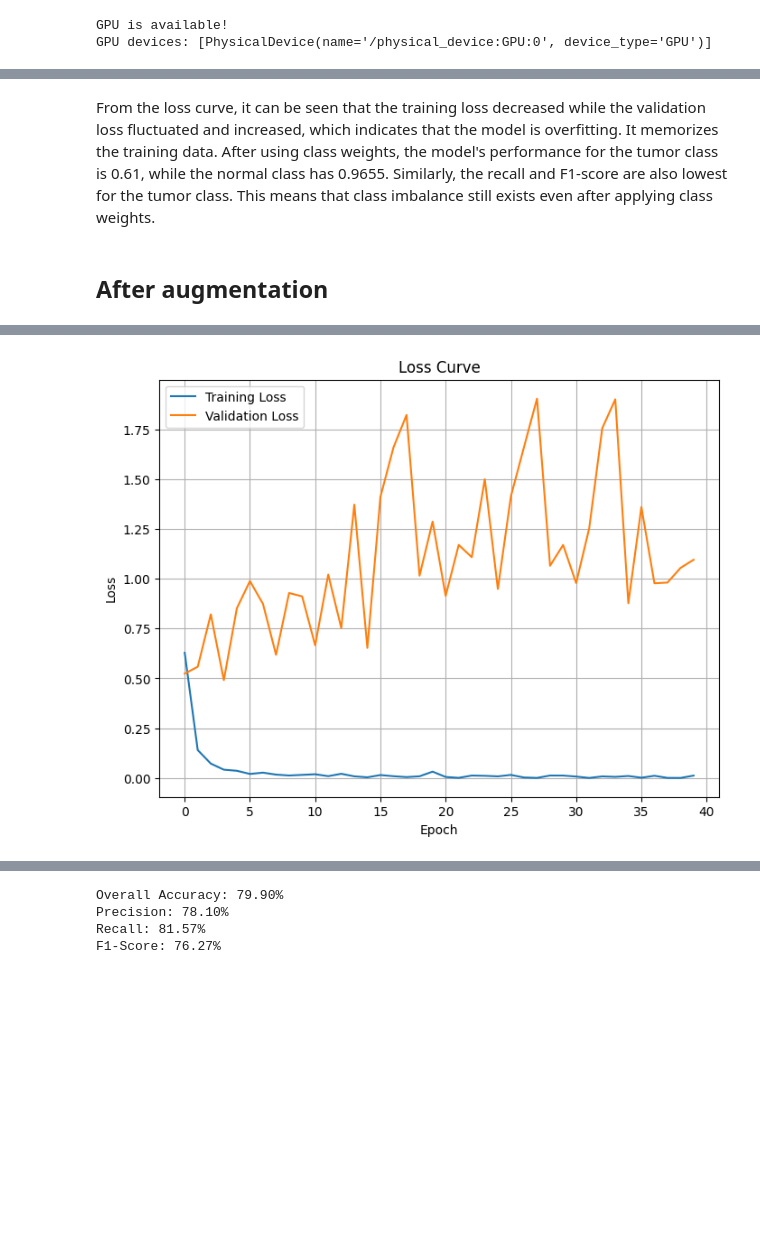
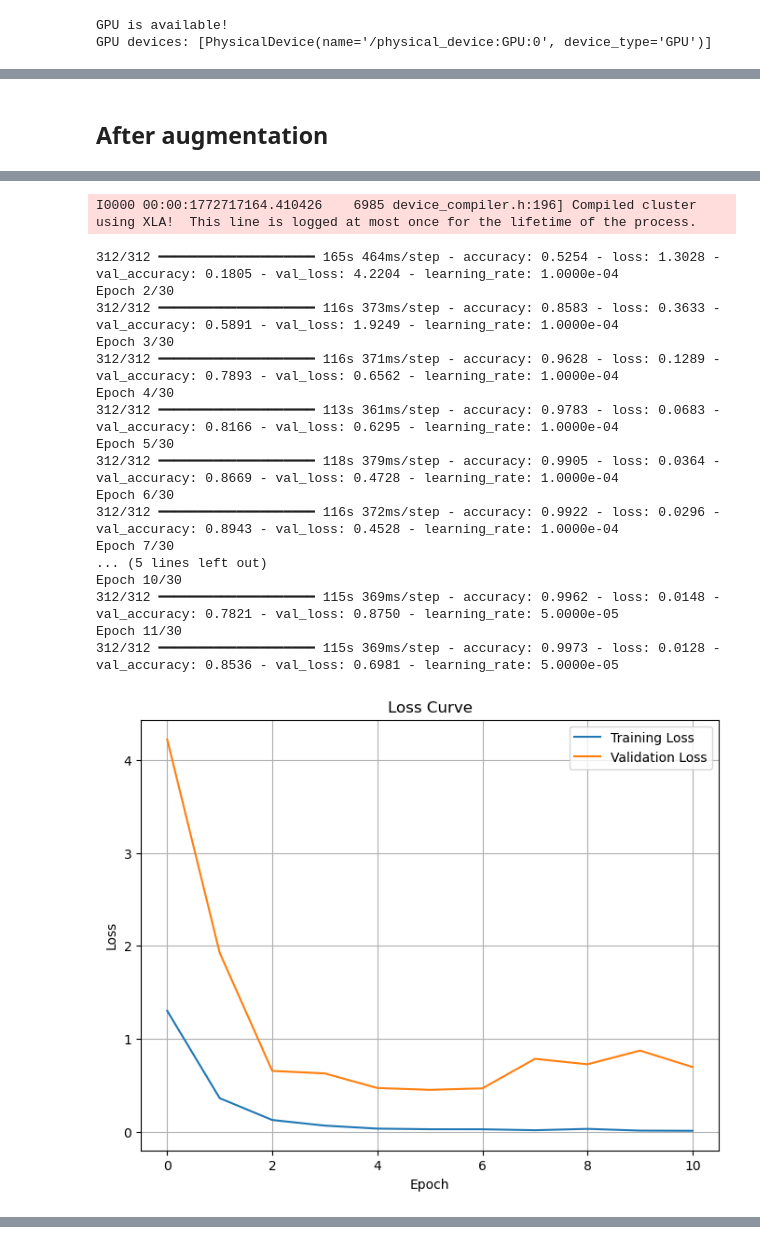
Before and after one commit to ShulimanHossain/CT-Based-Multiclass-Kidney-Disease-Classification-Using-Convolutional-Neural-Networks, a Jupyter notebook: vgg16_model.ipynb, the cells around one changed output, grey strips where cells are left out. Saved outputs shown, nothing was run; the diff lists cells and outputs as text; code cells hidden in the pictures; blank space fills up the shorter version.

Commit message:
Increased the number of trainable layer

```diff
--- a/vgg16_model.ipynb
+++ b/vgg16_model.ipynb
@@ -212,38 +238,43 @@ F1-Score: 82.47%
-# %% [markdown]
-From the loss curve, it can be seen that the training loss decreased while the validation loss fluctuated and increased, which indicates that the model is overfitting. It memorizes the training data. After using class weights, the model's performance for the tumor class is 0.61, while the normal class has 0.9655. Similarly, the recall and F1-score are also lowest for the tumor class. This means that class imbalance still exists even after applying class weights.
 # %% [markdown]
 ## After augmentation
 # %%
 IMG_SIZE = 224
 BATCH_SIZE = 32
 NUM_CLASSES = 4
-EPOCHS = 40
+EPOCHS = 30
 DATASET_PATH = "CT-KIDNEY-DATASET-Normal-Cyst-Tumor-Stone"
+SEED=42
+np.random.seed(SEED)
+tf.random.set_seed(SEED)
 
 
 datagen = ImageDataGenerator(
-    rescale=1./255,
-    rotation_range=20,
-    width_shift_range=0.2,
-    height_shift_range=0.2,
-    shear_range=0.15,
+    preprocessing_function=preprocess_input,
+    validation_split=0.2,
+    rotation_range=15,
+    width_shift_range=0.1,
+    height_shift_range=0.1,
+    shear_range=0.1,
     zoom_range=0.15,
     horizontal_flip=True,
-    fill_mode='nearest',
+    vertical_flip=False,
+    brightness_range=[0.85, 1.15],
+    fill_mode='nearest'
+)
+
+val_datagen = ImageDataGenerator(
+    preprocessing_function=preprocess_input,
     validation_split=0.2
 )
+
 train_generator = datagen.flow_from_directory(
     DATASET_PATH,
     target_size=(IMG_SIZE, IMG_SIZE),
     batch_size=BATCH_SIZE,
     class_mode='categorical',
     subset='training',
-    shuffle=True
-)
-
-val_datagen = ImageDataGenerator(
-    rescale=1./255,
-    validation_split=0.2
+    shuffle=True,
+    seed=SEED
 )
 
 val_generator = val_datagen.flow_from_directory(
@@ -252,7 +283,8 @@ val_generator = val_datagen.flow_from_directory(
     batch_size=BATCH_SIZE,
     class_mode='categorical',
     subset='validation',
-    shuffle=False
+    shuffle=False,
+    seed=SEED
 )
 y_train = train_generator.classes
 
@@ -274,12 +306,18 @@ base_model = VGG16(
 
 base_model.trainable = True
 
-for layer in base_model.layers[:-4]:
+for layer in base_model.layers[:-6]:
     layer.trainable = False
 
 x = base_model.output
 x = GlobalAveragePooling2D()(x)
+
+x = Dense(256, activation='relu')(x)
+x = BatchNormalization()(x)
 x = Dropout(0.5)(x)
+x = Dense(128, activation='relu')(x)
+x = BatchNormalization()(x)
+x = Dropout(0.3)(x)
 outputs = Dense(NUM_CLASSES, activation='softmax')(x)
 
 model = Model(inputs=base_model.input, outputs=outputs)
@@ -292,12 +330,16 @@ model.compile(
 )
 
 start_train_time = time.time()
-
+callbacks = [
+    EarlyStopping(monitor='val_loss', patience=5, restore_best_weights=True),
+    ReduceLROnPlateau(monitor='val_loss', factor=0.5, patience=3, min_lr=1e-7)
+]
 history = model.fit(
     train_generator,
     validation_data=val_generator,
     epochs=EPOCHS,
-    class_weight=class_weights
+    class_weight=class_weights,
+    callbacks=callbacks
 
 )
 
@@ -314,7 +356,7 @@ plt.show()
 training_time = time.time() - start_train_time
 
 start_test_time = time.time()
-
+val_generator.reset()
 y_pred_prob = model.predict(val_generator)
 y_pred_classes = np.argmax(y_pred_prob, axis=1)
 y_true = val_generator.classes
@@ -387 +416,19 @@ Epoch 40/40
+I0000 00:00:1772717164.410426    6985 device_compiler.h:196] Compiled cluster using XLA!  This line is logged at most once for the lifetime of the process.
+312/312 ━━━━━━━━━━━━━━━━━━━━ 165s 464ms/step - accuracy: 0.5254 - loss: 1.3028 - val_accuracy: 0.1805 - val_loss: 4.2204 - learning_rate: 1.0000e-04
+Epoch 2/30
+312/312 ━━━━━━━━━━━━━━━━━━━━ 116s 373ms/step - accuracy: 0.8583 - loss: 0.3633 - val_accuracy: 0.5891 - val_loss: 1.9249 - learning_rate: 1.0000e-04
+Epoch 3/30
+312/312 ━━━━━━━━━━━━━━━━━━━━ 116s 371ms/step - accuracy: 0.9628 - loss: 0.1289 - val_accuracy: 0.7893 - val_loss: 0.6562 - learning_rate: 1.0000e-04
+Epoch 4/30
+312/312 ━━━━━━━━━━━━━━━━━━━━ 113s 361ms/step - accuracy: 0.9783 - loss: 0.0683 - val_accuracy: 0.8166 - val_loss: 0.6295 - learning_rate: 1.0000e-04
+Epoch 5/30
+312/312 ━━━━━━━━━━━━━━━━━━━━ 118s 379ms/step - accuracy: 0.9905 - loss: 0.0364 - val_accuracy: 0.8669 - val_loss: 0.4728 - learning_rate: 1.0000e-04
+Epoch 6/30
+312/312 ━━━━━━━━━━━━━━━━━━━━ 116s 372ms/step - accuracy: 0.9922 - loss: 0.0296 - val_accuracy: 0.8943 - val_loss: 0.4528 - learning_rate: 1.0000e-04
+Epoch 7/30
+... (5 lines left out)
+Epoch 10/30
+312/312 ━━━━━━━━━━━━━━━━━━━━ 115s 369ms/step - accuracy: 0.9962 - loss: 0.0148 - val_accuracy: 0.7821 - val_loss: 0.8750 - learning_rate: 5.0000e-05
+Epoch 11/30
+312/312 ━━━━━━━━━━━━━━━━━━━━ 115s 369ms/step - accuracy: 0.9973 - loss: 0.0128 - val_accuracy: 0.8536 - val_loss: 0.6981 - learning_rate: 5.0000e-05
-[figure, old version]
+[figure, new version]
@@ -408,4 +454,0 @@ Accuracy for class 'Tumor': 0.8706
-Overall Accuracy: 79.90%
-Precision: 78.10%
-Recall: 81.57%
-F1-Score: 76.27%
```
Also changed, not shown: parts of 5 cells of this notebook.
